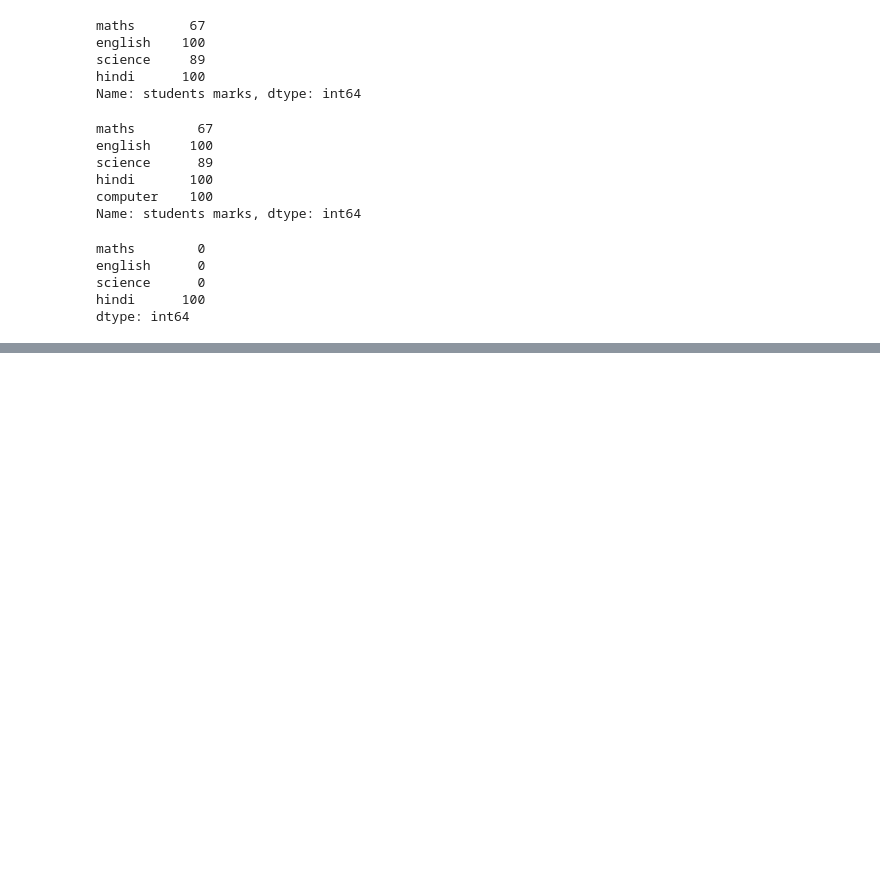
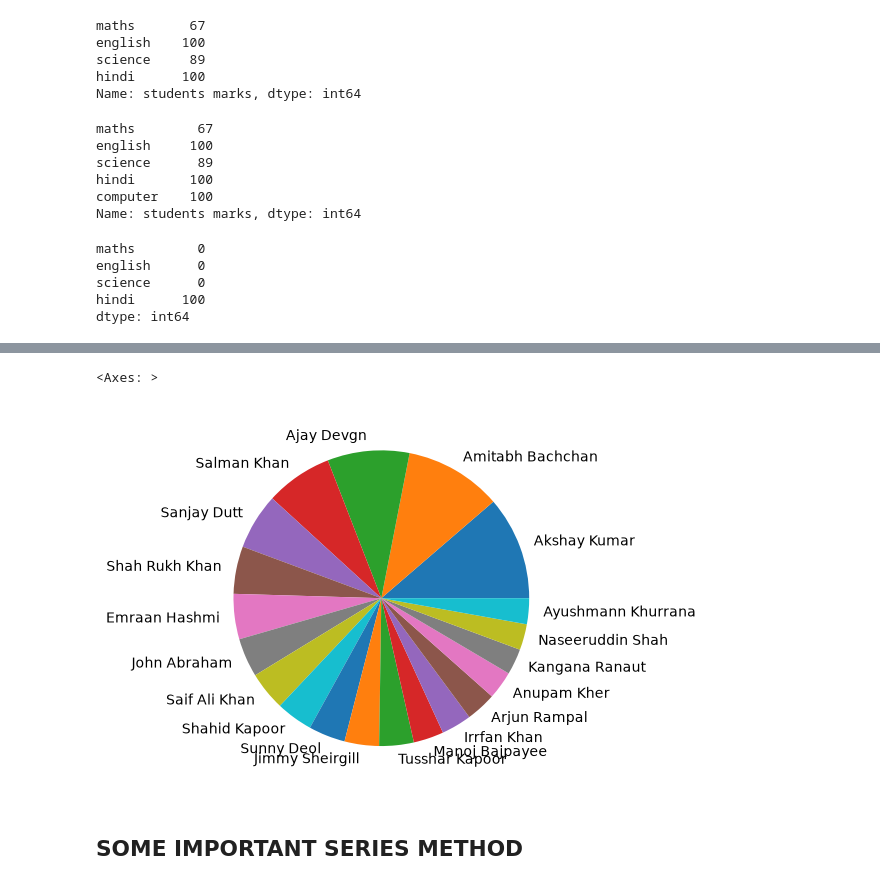
Before and after one commit to abhaykushwahaak/DATA_ANALYTICS, a Jupyter notebook: 3_PYTHON_PANDAS/3.2_PANDAS.ipynb, the cells around one changed output, grey strips where cells are left out. Saved outputs shown, nothing was run; the diff lists cells and outputs as text; code cells hidden in the pictures; blank space fills up the shorter version.

```diff
--- a/3_PYTHON_PANDAS/3.2_PANDAS.ipynb
+++ b/3_PYTHON_PANDAS/3.2_PANDAS.ipynb
@@ -672,0 +821,7 @@ dtype: int64
+# %%
+movies.value_counts().head(20).plot(kind='pie')
+# %% [output]
+<Axes: >
+[figure, added]
+# %% [markdown]
+## SOME IMPORTANT SERIES METHOD
```
Also changed, not shown: parts of 50 cells of this notebook.
